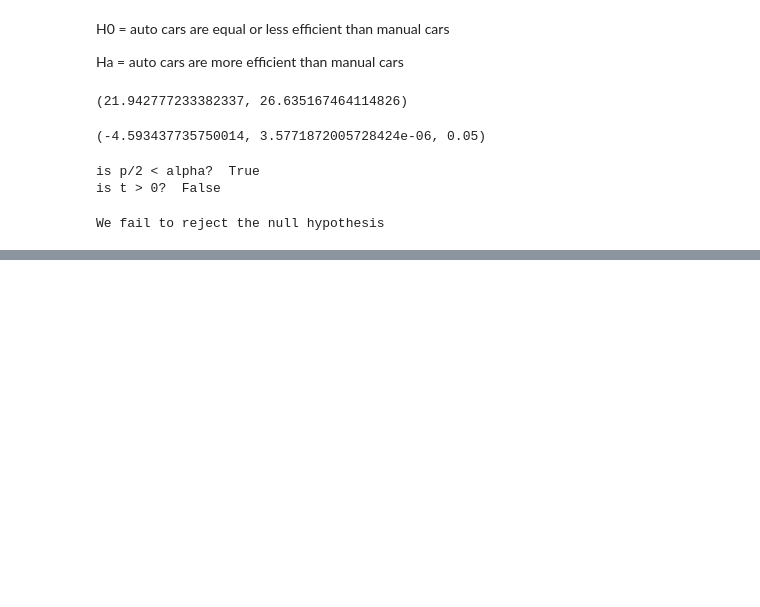
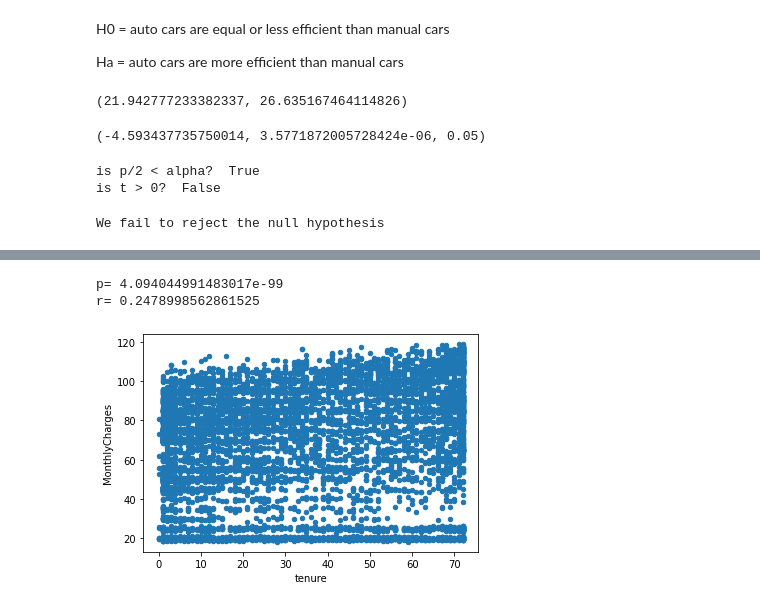
Before and after one commit to Jgardin875/statistics-exercises, a Jupyter notebook: hypothesis_testing.ipynb, the cells around one changed output, grey strips where cells are left out. Cells and saved outputs as stored; diff of their text form; code cells hidden in the pictures; blank space fills up the shorter version.

```diff
--- a/hypothesis_testing.ipynb
+++ b/hypothesis_testing.ipynb
@@ -174,0 +180,2 @@ We fail to reject the null hypothesis
+# %%
+telco = pd.read_csv("telco_churn.csv")
@@ -174,0 +215,9 @@ We fail to reject the null hypothesis
+# %%
+r, p = stats.pearsonr(telco.tenure, telco.MonthlyCharges)
+telco.plot.scatter(x='tenure', y='MonthlyCharges')
+print('p=', p)
+print('r=', r)
+# %% [output]
+p= 4.094044991483017e-99
+r= 0.2478998562861525
+[figure, added]
```
Also changed, not shown: parts of 82 cells of this notebook.
